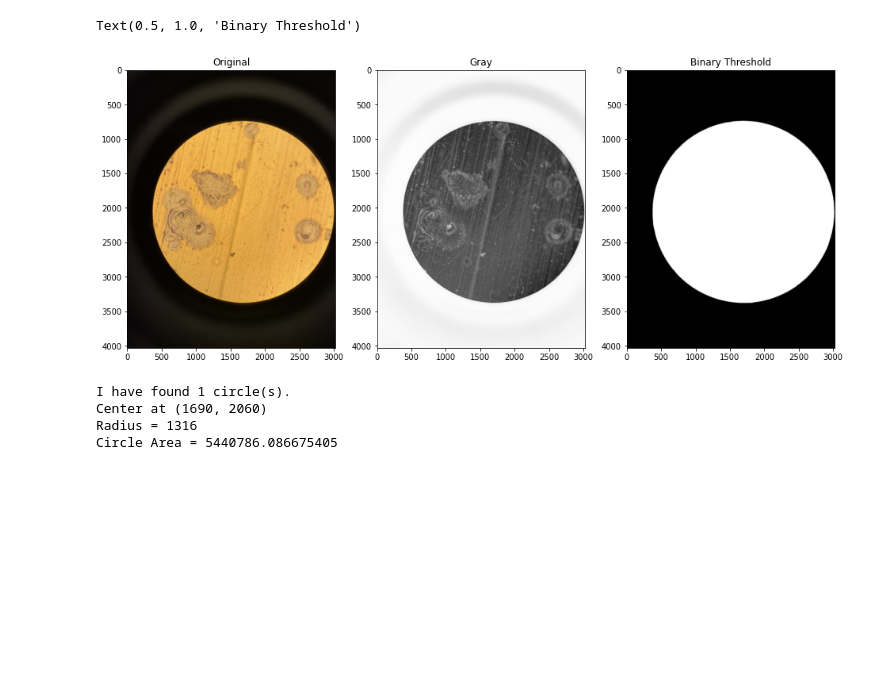
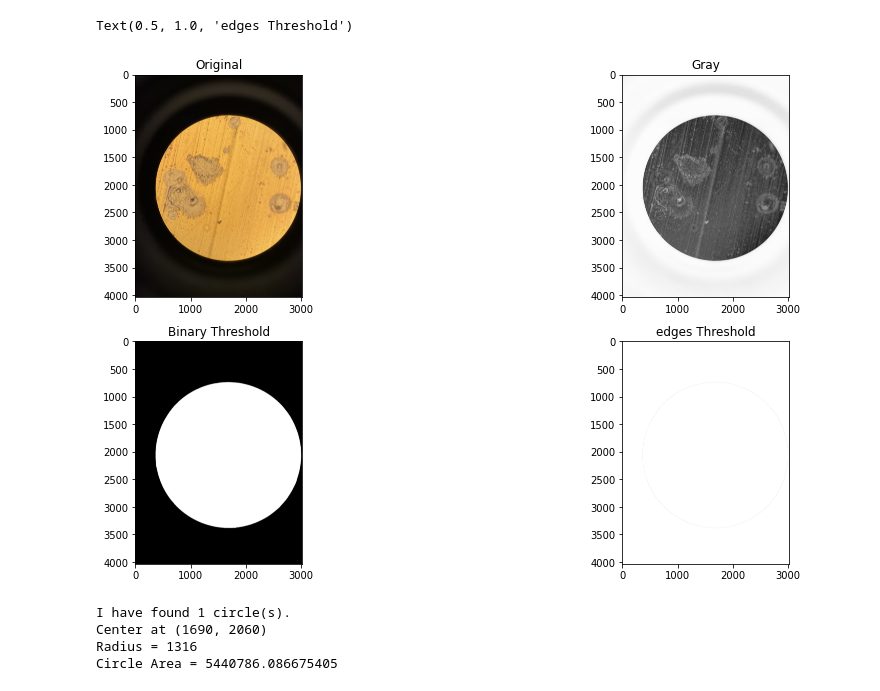
Before and after one commit to mbmassey/electrodeImageAnalysis, a Jupyter notebook: ElectrodeDemo.ipynb, the cells around one changed output. Cells and saved outputs as stored; diff of their text form; code cells hidden in the pictures; blank space fills up the shorter version.

```diff
--- a/ElectrodeDemo.ipynb
+++ b/ElectrodeDemo.ipynb
@@ -13,26 +9,30 @@ import matplotlib.pyplot as plt
 # %%
 src = cv2.imread('Gold Set 2/y0_x2.JPG')
 original = cv2.cvtColor(src, cv2.COLOR_BGR2RGB)
 imgray = cv2.cvtColor(original,cv2.COLOR_BGR2GRAY)
 _,alpha = cv2.threshold(imgray,55,255,cv2.THRESH_BINARY_INV)
 alpha = cv2.GaussianBlur(alpha, (21,21), cv2.BORDER_DEFAULT)
+edges = cv2.Canny(alpha, 84, 255)
 
 
-rows = 1
-columns = 3
+rows = 2
+columns = 2
 fig = plt.figure(figsize=(16,9))
 fig.add_subplot(rows, columns, 1)
 plt.imshow(original)
 plt.title("Original")
 fig.add_subplot(rows, columns, 2)
 plt.imshow(imgray, cmap='Greys')
 plt.title("Gray")
 fig.add_subplot(rows, columns, 3)
 plt.imshow(alpha, cmap='Greys')
 plt.title("Binary Threshold")
+fig.add_subplot(rows, columns, 4)
+plt.imshow(edges, cmap='Greys')
+plt.title("edges Threshold")
 # %% [output]
-Text(0.5, 1.0, 'Binary Threshold')
+Text(0.5, 1.0, 'edges Threshold')
-[figure, old version]
+[figure, new version]
 # %%
 circle = cv2.HoughCircles(alpha, cv2.HOUGH_GRADIENT, 1.5, 100)
 print('I have found ' + str(len(circle)) + ' circle(s).')
```
Also changed, not shown: parts of 7 cells of this notebook.
